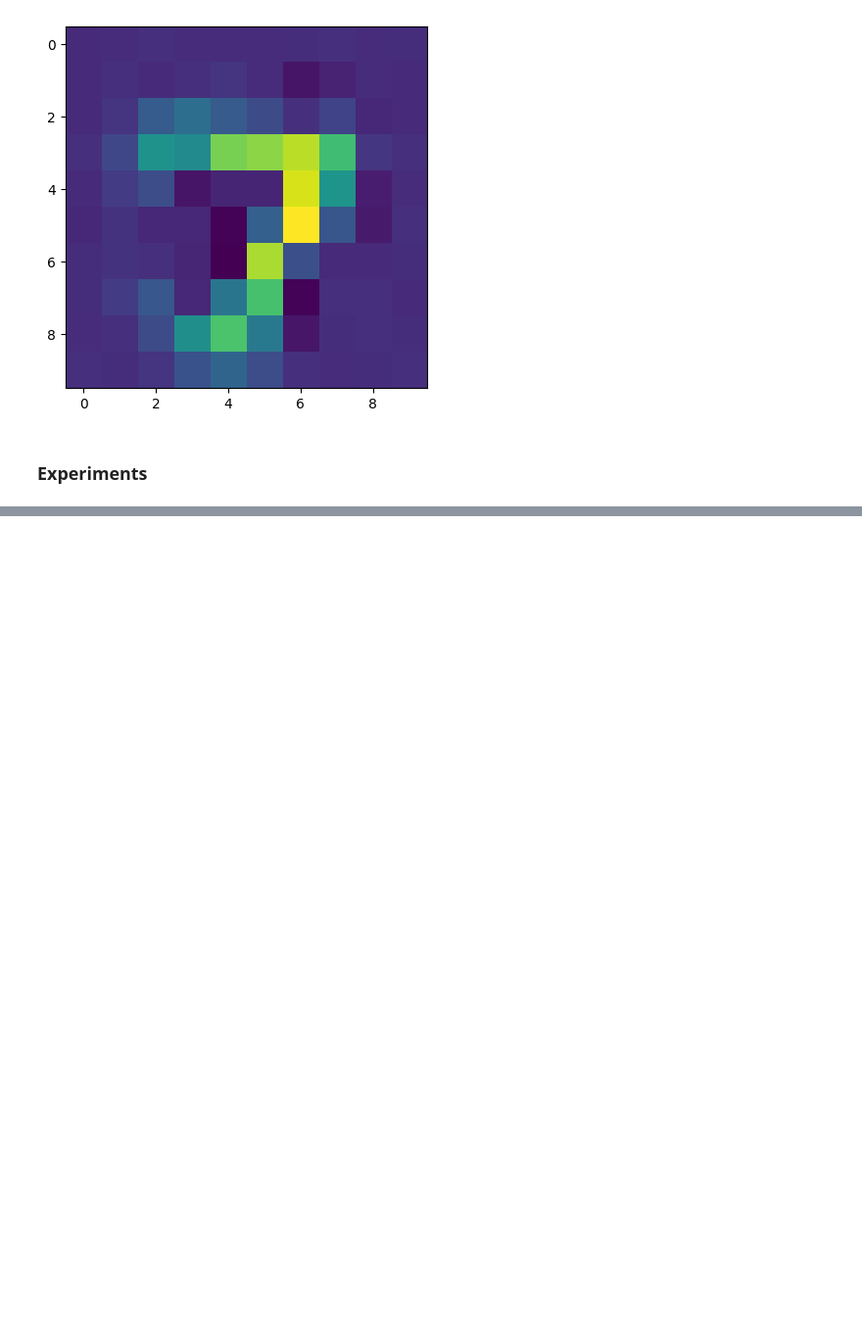
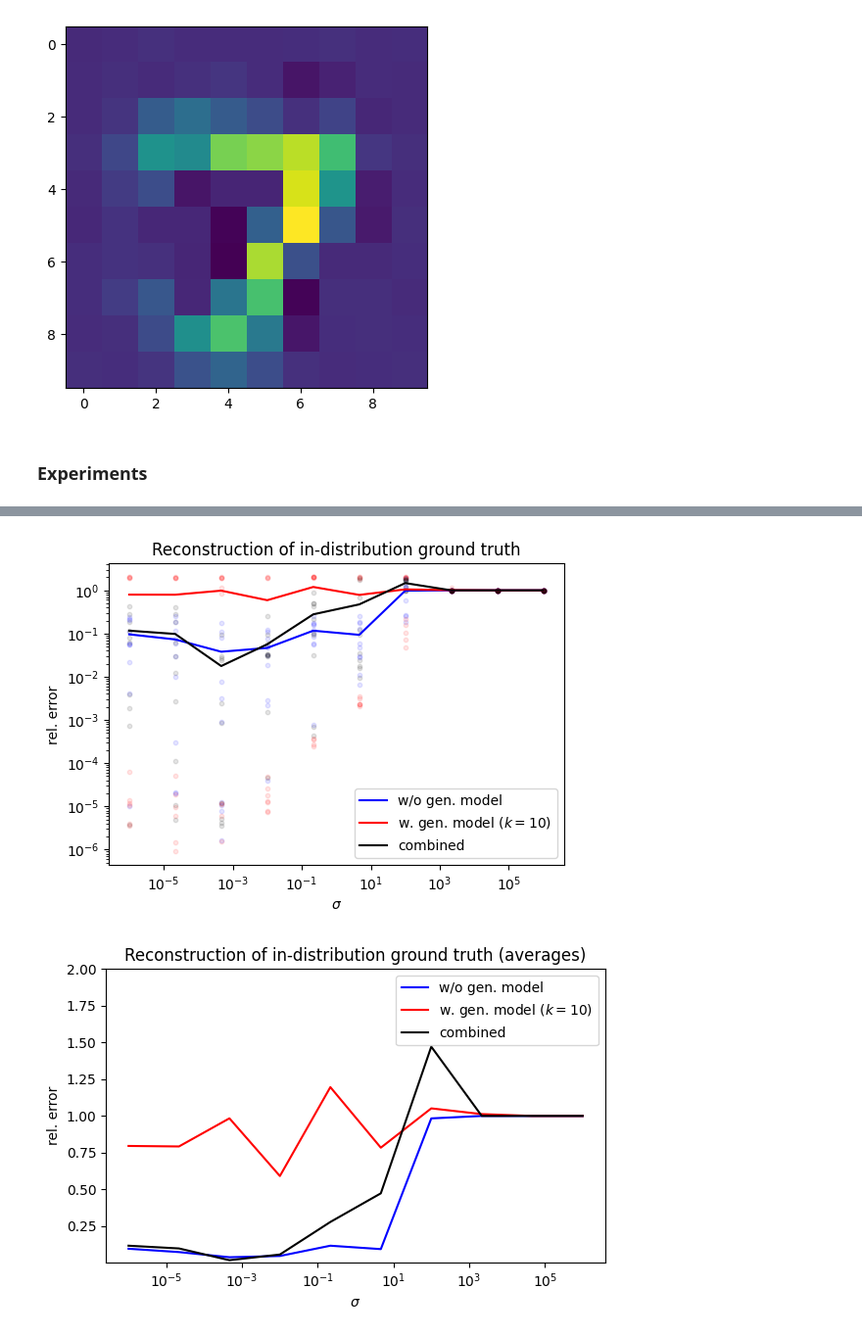
Before and after one commit to Ava99999/signal-thesis, a Jupyter notebook: complex autoencoder/main_autocomplex.ipynb, the cells around one changed output, grey strips where cells are left out. Shown at 98% size. Cells and saved outputs as stored; diff of their text form; code cells hidden in the pictures; blank space fills up the shorter version.

Commit message:
Ran experiments and made pictures
also fixed the computation for Hstar which should have been with zeros and not ones

```diff
--- a/complex autoencoder/main_autocomplex.ipynb
+++ b/complex autoencoder/main_autocomplex.ipynb
@@ -569,10 +579,13 @@ A    = Op(fun = Afun, jac = Ajac, shape=(m,n))
 # get prior from decoder
 k               = latent_dim
 block_identity  = lambda mat : np.concatenate((mat, np.eye(n)), axis=1)
+block_zeros     = lambda mat : np.concatenate((mat, np.zeros((n,n))), axis=1)
 
 
 #define generative models
 I = Op(fun = lambda z : z, jac = lambda z: LinearOperator((n, n), matvec = lambda z : z, rmatvec = lambda z : z), shape=(n,n))
+
+Istar = Op(fun = lambda z : z, jac = lambda z: LinearOperator((n, n), matvec = lambda z : np.zeros_like(z), rmatvec = lambda z : np.zeros_like(z)), shape=(n,n))
 
 G = Op(fun = lambda z : decoderfunc_1D(z, decoder),
        jac = lambda z : LinearOperator((n,k), matvec = lambda v : jac_decoder_1D(z, decoder) @ v,
@@ -591,8 +604,8 @@ H = Op(fun = lambda z : decoderfunc_1D(z[:k], decoder) + z[k:],
 
 # not 100% sure about this one
 Hstar = Op(fun = lambda z : decoderfunc_1D(z[:k], decoder) + z[k:],
-       jac = lambda z : LinearOperator((n,k+n), matvec = lambda v : block_identity(jac_decoder_1D(z[:k], decoder, type="conj")) @ v,
-                                       rmatvec = lambda p : np.conj(block_identity(jac_decoder_1D(z[:k], decoder, type = "conj")).T) @ p),
+       jac = lambda z : LinearOperator((n,k+n), matvec = lambda v : block_zeros(jac_decoder_1D(z[:k], decoder, type="conj")) @ v,
+                                       rmatvec = lambda p : np.conj(block_zeros(jac_decoder_1D(z[:k], decoder, type = "conj")).T) @ p),
        shape = (n,k+n))
 
 # define weights
@@ -783,6 +784,6 @@ plt.imshow(np.imag(xhat_corr))
 # %%
 # scan over noise levels with and without generative model on in-distribution gt
-ns     = 2
+ns     = 10
 sigmas = np.logspace(-6,6,10)
 
 errors_i = np.zeros((len(sigmas),ns))
@@ -795,10 +796,12 @@ errors_c = np.zeros((len(sigmas),ns))
 xhats_c  = np.zeros((len(sigmas),ns, n),dtype='complex')
 
 for i in range(len(sigmas)):
+    print("i:", i)
     for j in range(ns):
+        print("j:", j)
         xtrue = G.eval(np.random.randn(k) + 1j*np.random.randn(k)) #here xtrue comes from the generative model
 
-        errors_i[i,j], xhats_i[i,j,:], _ = reconstruct(xtrue, A, I, w=1, sigma=sigmas[i], lmbda=sigmas[i])
-        errors_g[i,j], xhats_g[i,j,:], _ = reconstruct(xtrue, A, G, w=1, sigma=sigmas[i], lmbda=sigmas[i])
-        errors_c[i,j], xhats_c[i,j,:], _ = reconstruct(xtrue, A, H, w=1, sigma=sigmas[i], lmbda=1e1*sigmas[i])
+        errors_i[i,j], xhats_i[i,j,:], _, _ = reconstruct(xtrue, A, I, Istar, w=1, sigma=sigmas[i], lmbda=sigmas[i])
+        errors_g[i,j], xhats_g[i,j,:], _, _ = reconstruct(xtrue, A, G, Gstar, w=1, sigma=sigmas[i], lmbda=sigmas[i])
+        errors_c[i,j], xhats_c[i,j,:], _, _ = reconstruct(xtrue, A, H, Hstar, w=1, sigma=sigmas[i], lmbda=1e1*sigmas[i])
 # %% [output]
@@ -805,0 +825,3 @@ KeyboardInterrupt:
+# %%
+for i in range(len(sigmas)):
+    print(f"For noise level {sigmas[i]:.8e}  |  Mean error {np.mean(errors_i[i, :]):.6e}")
@@ -805,0 +839,55 @@ KeyboardInterrupt:
+# %%
+fig, ax = plt.subplots(1, figsize = (6,4))
+
+ax.loglog(sigmas, np.mean(errors_i,axis=1), 'b', label='w/o gen. model')
+#ax.loglog(sigmas, errors_i, 'b', alpha=1/ns)
+
+ax.loglog(sigmas, np.mean(errors_g,axis=1), 'r', label='w. gen. model ($k=$%d)'%k)
+#ax.loglog(sigmas, errors_g, 'r', alpha=1/ns)
+
+ax.loglog(sigmas, np.mean(errors_c,axis=1), 'k', label='combined')
+#ax.loglog(sigmas, errors_c, 'k', alpha=1/ns)
+
+# for scatter plot version
+
+for i in range(errors_i.shape[1]):
+    ax.scatter(sigmas, errors_i[:, i], color='b', alpha=1/ns, s=10)
+
+for i in range(errors_g.shape[1]):
+    ax.scatter(sigmas, errors_g[:, i], color='r', alpha=1/ns, s=10)
+
+for i in range(errors_c.shape[1]):
+    ax.scatter(sigmas, errors_c[:, i], color='k', alpha=1/ns, s=10)
+
+ax.set_xlabel(r'$\sigma$')
+ax.set_ylabel('rel. error')
+ax.set_title('Reconstruction of in-distribution ground truth')
+ax.legend()
+#plt.savefig('MNIST_100_decoder_indistribution_lines.png', dpi=300)
+plt.show()
+
+
+# only averages
+fig, ax = plt.subplots(1, figsize = (6,4))
+
+ax.plot(sigmas, np.mean(errors_i, axis=1), 'b', label='w/o gen. model')
+ax.plot(sigmas, np.mean(errors_g, axis=1), 'r', label='w. gen. model ($k=$%d)' % k)
+ax.plot(sigmas, np.mean(errors_c, axis=1), 'k', label='combined')
+
+ax.set_xlabel(r'$\sigma$')
+ax.set_ylabel('rel. error')
+ax.set_title('Reconstruction of in-distribution ground truth (averages)')
+
+ax.set_xscale('log')
+ax.set_ylim([0.001, 2])
+
+# Optional: tighten x range to only include data
+#ax.set_xlim([min(sigmas), max(sigmas)])
+
+ax.legend()
+plt.tight_layout()
+#plt.savefig('MNIST_100_decoder_indistribution_averages.png', dpi=300)
+plt.show()
+# %% [output]
+[figure, added]
+[figure, added]
```
Also changed, not shown: parts of 15 cells of this notebook, 12 other files.
